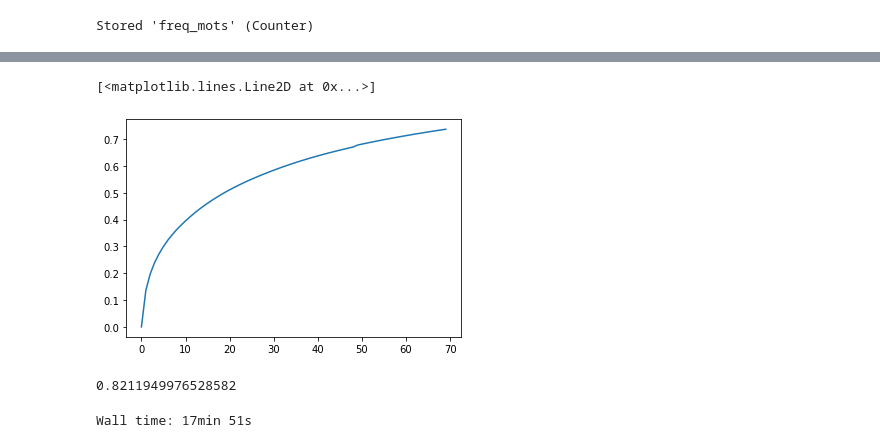
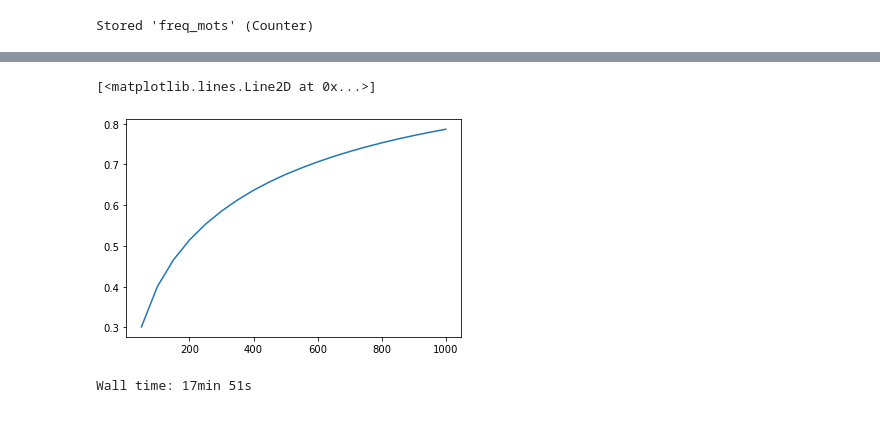
Before and after one commit to ManonYG/NLP, a Jupyter notebook: Projet5.ipynb, the cells around one changed output, grey strips where cells are left out. Drawn from its saved outputs; the diff is of its cells as text; code cells hidden in the pictures.

```diff
--- a/Projet5.ipynb
+++ b/Projet5.ipynb
@@ -181,7 +192,7 @@ tf = cv.fit_transform(data.Tokenise)
 # %%
 %%time
 ratios = list()
-for i in range(70):
-    svd = TruncatedSVD(n_components=i*10).fit(tf)
+for i in range(1, 21):
+    svd = TruncatedSVD(n_components=i*50).fit(tf)
     ratios.append(svd.explained_variance_ratio_.sum())
 # %% [output]
@@ -189,5 +200,5 @@ Wall time: 14min 44s
 # %%
-plt.plot(ratios)
+plt.plot(range(50, 1050, 50), ratios)
 # %% [output]
 [<matplotlib.lines.Line2D at 0x...>]
-[figure, old version]
+[figure, new version]
@@ -196,7 +205,3 @@ svd = TruncatedSVD(n_components=1200).fit(tf)
-# %%
-svd.explained_variance_ratio_.sum()
-# %% [output]
-0.8211949976528582
 # %%
 lda = LatentDirichletAllocation()
 # %%
```
Also changed, not shown: parts of 30 cells of this notebook, 4 other files.
